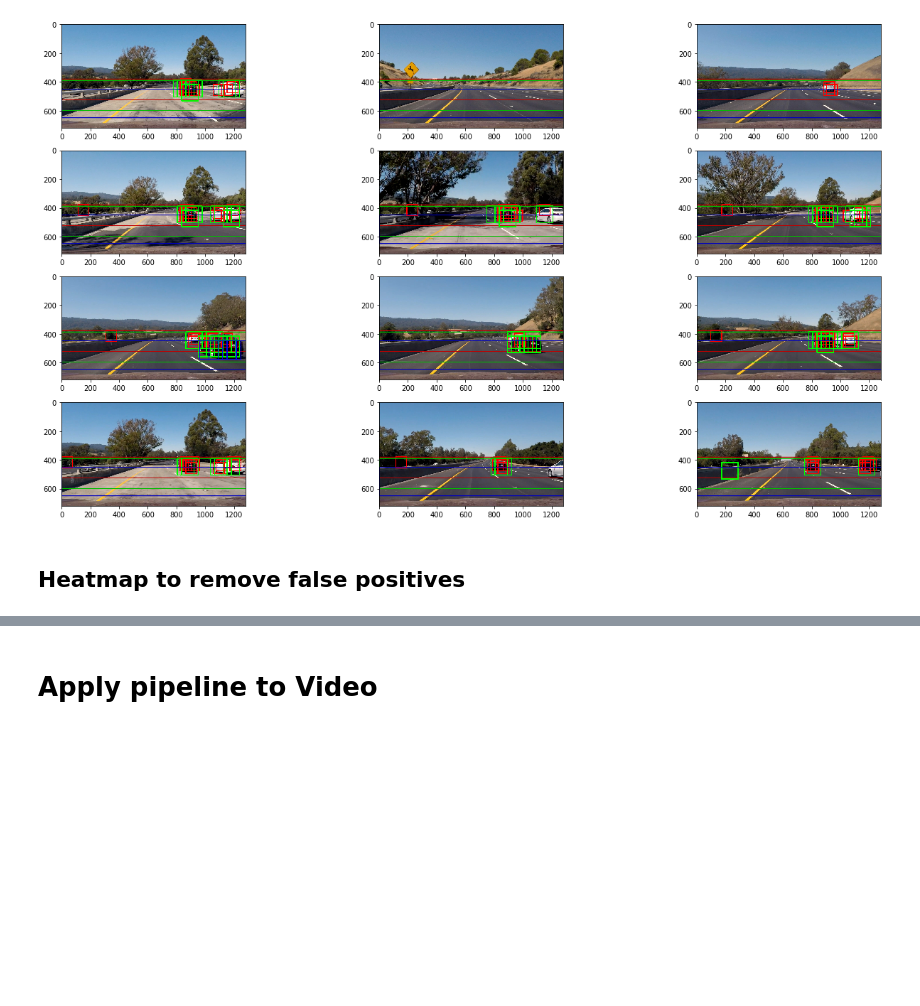
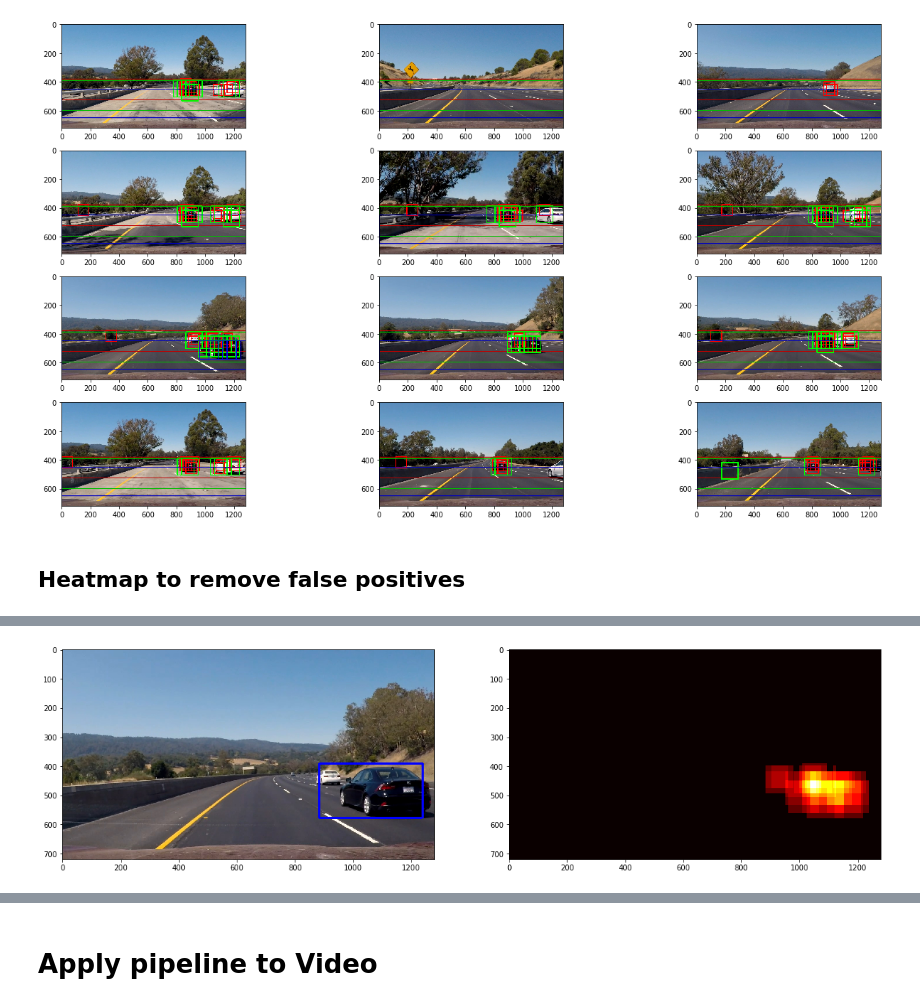
Before and after one commit to e7dud7e/carnd, a Jupyter notebook: VehicleDetection/VehicleDetection.ipynb, the cells around one changed output, grey strips where cells are left out. Cells and saved outputs as stored; diff of their text form; code cells hidden in the pictures; blank space fills up the shorter version.

```diff
--- a/VehicleDetection/VehicleDetection.ipynb
+++ b/VehicleDetection/VehicleDetection.ipynb
@@ -1235,0 +1260,7 @@ fig.tight_layout()
+# %%
+ii=6
+f, (ax1, ax2)  = plt.subplots(1, 2, figsize=(20,10));
+ax1.imshow(bbox_image_l[ii]);
+ax2.imshow(heatmap_l[ii], cmap='hot');
+# %% [output]
+[figure, added]
```
Also changed, not shown: parts of 15 cells of this notebook, 13 other files.
